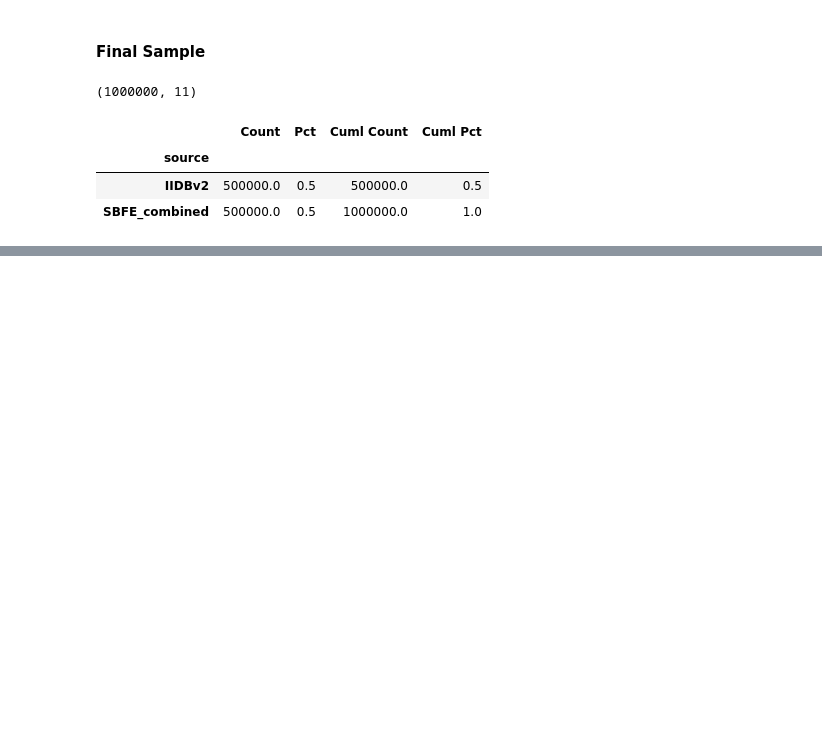
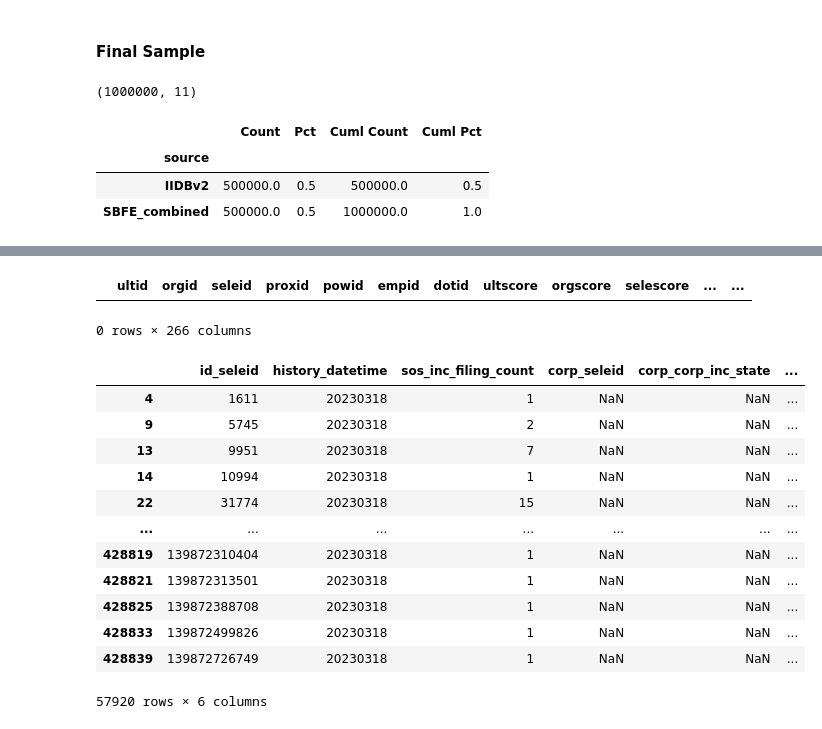
Before and after one commit to liuwe01/dsbsvc-productrnd-business-ARBMS-2023, a Jupyter notebook: 01_prj2390.ipynb, the cells around one changed output, grey strips where cells are left out. Saved outputs shown, nothing was run; the diff lists cells and outputs as text; code cells hidden in the pictures; blank space fills up the shorter version.

```diff
--- a/01_prj2390.ipynb
+++ b/01_prj2390.ipynb
@@ -134,0 +355,4 @@ final.to_adls("Analytics/RnD Projects/Product RnD/Business/_ARMBS_Tickets/2023/A
+# %%
+path = "Analytics/RnD Projects/Product RnD/Business/_ARMBS_Tickets/2023/ARMBS_2390/0412_ln_11605_20230318_busv31_credit_2390_corp_key (modified).csv"
+corp_key = pd.read_adls(path, reader = pd.read_csv, encoding='iso-8859-1', dtype = str)
+print(corp_key.shape)
@@ -134,0 +376,9 @@ final.to_adls("Analytics/RnD Projects/Product RnD/Business/_ARMBS_Tickets/2023/A
+# %%
+shell["id_seleid"] = shell["id_seleid"].astype(float)
+seleid_input = shell.loc[shell["id_seleid"] > 0, ["id_seleid", "history_datetime", "sos_inc_filing_count"]]
+seleid_input = seleid_input.sort_values(by=['id_seleid', "history_datetime"])
+print(seleid_input.shape)
+seleid_input = seleid_input.drop_duplicates(subset = ["id_seleid"], keep = "last", ignore_index = True)
+print(seleid_input.shape)
+seleid_input = seleid_input[seleid_input["sos_inc_filing_count"] >0]
+print(seleid_input.shape)
@@ -134,0 +389,9 @@ final.to_adls("Analytics/RnD Projects/Product RnD/Business/_ARMBS_Tickets/2023/A
+# %%
+seleid_corp = corp_key[["seleid", "corp_inc_state", "corp_inc_date"]].copy()
+seleid_corp = seleid_corp[seleid_corp["corp_inc_date"].notnull()]
+seleid_corp = seleid_corp.sort_values(by=['seleid', "corp_inc_date"])
+print(seleid_corp.shape)
+seleid_corp = seleid_corp.drop_duplicates(subset = ["seleid"], ignore_index = True, keep = "last")
+seleid_corp["seleid"] = seleid_corp["seleid"].astype(float)
+seleid_corp.columns = ["corp_" + x for x in seleid_corp.columns]
+print(seleid_corp.shape)
@@ -134,0 +401,3 @@ final.to_adls("Analytics/RnD Projects/Product RnD/Business/_ARMBS_Tickets/2023/A
+# %%
+merged = seleid_input.merge(seleid_corp, how = "outer", left_on = "id_seleid", right_on = "corp_seleid")
+print(merged.shape)
@@ -134,0 +419,22 @@ final.to_adls("Analytics/RnD Projects/Product RnD/Business/_ARMBS_Tickets/2023/A
+# %%
+corp_key[corp_key["seleid"] == "1611"]
+# %% [output]
+|  | ultid | orgid | seleid | proxid | powid | empid | dotid | ultscore | orgscore | selescore | ... | ... |
+0 rows × 266 columns
+# %%
+pd.set_option('display.float_format', lambda x: '%.f' % x)
+merged[(merged["corp_seleid"].isnull()) & (merged["id_seleid"].notnull())]
+# %% [output]
+|  | id_seleid | history_datetime | sos_inc_filing_count | corp_seleid | corp_corp_inc_state | ... |
+| 4 | 1611 | 20230318 | 1 | NaN | NaN | ... |
+| 9 | 5745 | 20230318 | 2 | NaN | NaN | ... |
+| 13 | 9951 | 20230318 | 7 | NaN | NaN | ... |
+| 14 | 10994 | 20230318 | 1 | NaN | NaN | ... |
+| 22 | 31774 | 20230318 | 15 | NaN | NaN | ... |
+| ... | ... | ... | ... | ... | ... | ... |
+| 428819 | 139872310404 | 20230318 | 1 | NaN | NaN | ... |
+| 428821 | 139872313501 | 20230318 | 1 | NaN | NaN | ... |
+| 428825 | 139872388708 | 20230318 | 1 | NaN | NaN | ... |
+| 428833 | 139872499826 | 20230318 | 1 | NaN | NaN | ... |
+| 428839 | 139872726749 | 20230318 | 1 | NaN | NaN | ... |
+57920 rows × 6 columns
```
Also changed, not shown: parts of 44 cells of this notebook, 34 other files.
